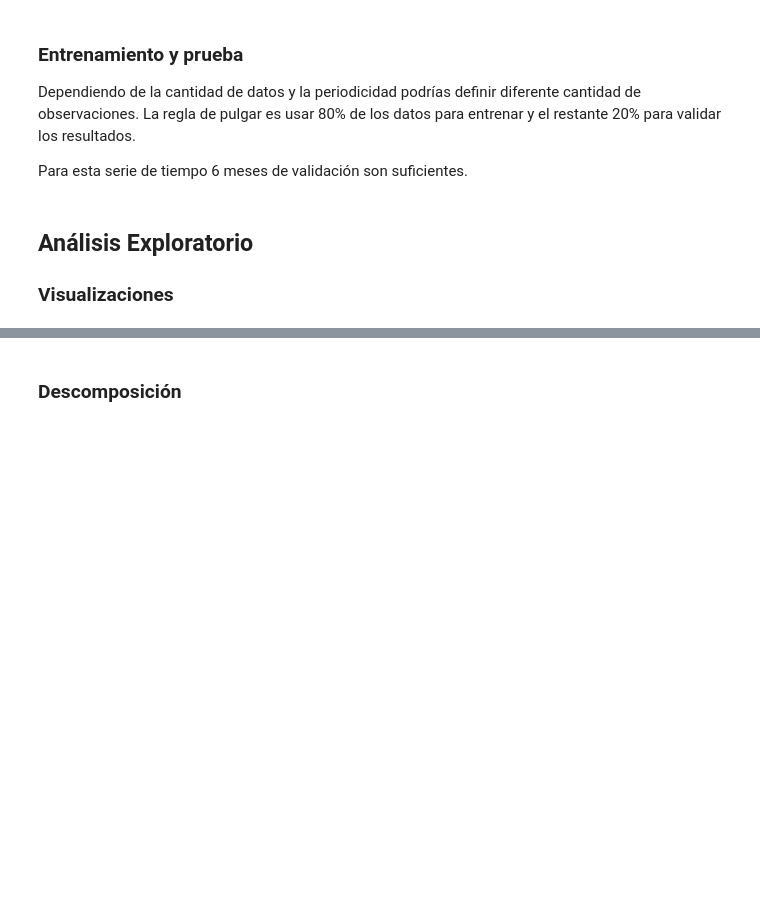
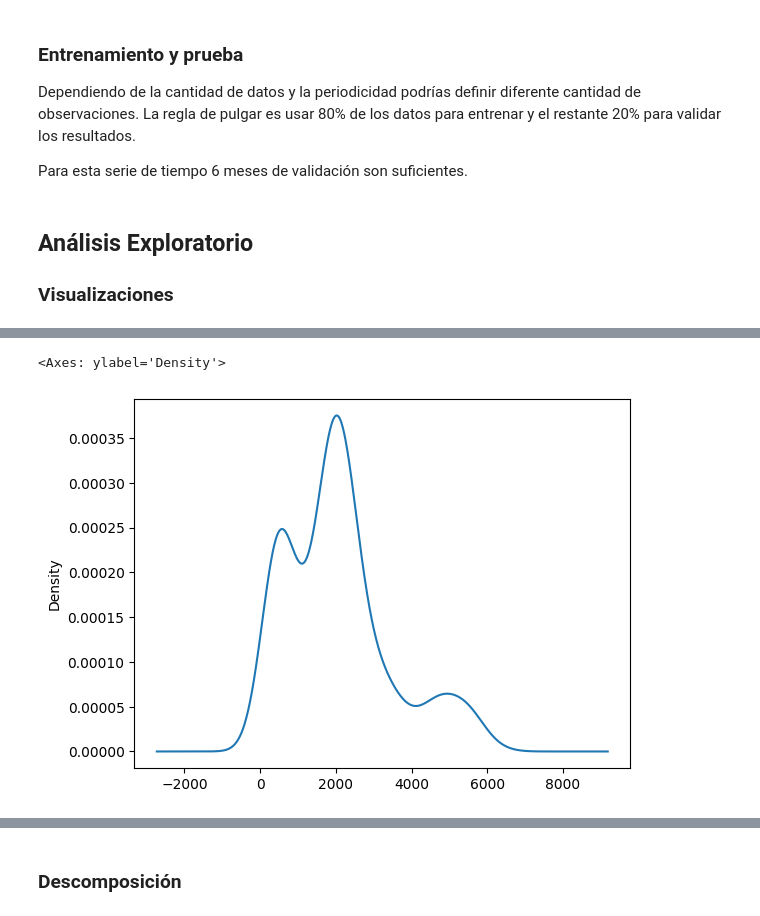
Before and after one commit to daniel-nuno/time_series_O2024_MAF3074N, a Jupyter notebook: estructura_documento.ipynb, the cells around one changed output, grey strips where cells are left out. Cells and saved outputs as stored; diff of their text form; code cells hidden in the pictures; blank space fills up the shorter version.

```diff
--- a/estructura_documento.ipynb
+++ b/estructura_documento.ipynb
@@ -181,0 +236,5 @@ plt.title("Remesas Banxico 1995 - 2023")
+# %%
+data.plot.density()
+# %% [output]
+<Axes: ylabel='Density'>
+[figure, added]
```
Also changed, not shown: parts of 22 cells of this notebook.
